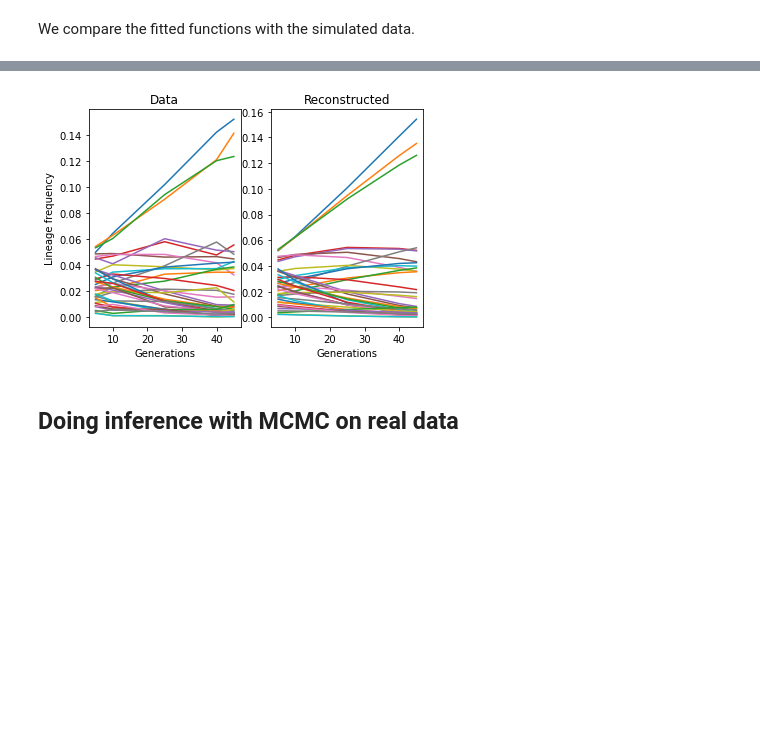
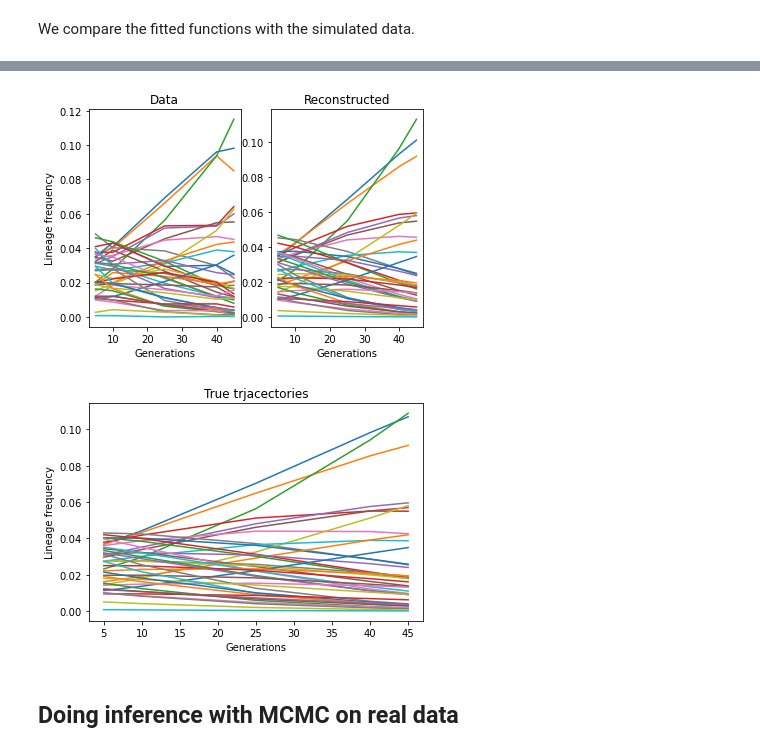
Before and after one commit to phys201/fitness_mcmc, a Jupyter notebook: documentation.ipynb, the cells around one changed output, grey strips where cells are left out. Cells and saved outputs as stored; diff of their text form; code cells hidden in the pictures; blank space fills up the shorter version.

Commit message:
Simulations now save s and f0 metadata

```diff
--- a/documentation.ipynb
+++ b/documentation.ipynb
@@ -103,5 +103,9 @@ fitness_model.plot_MAP_estimate(type = "lin")
 We compare the fitted functions with the simulated data.
 # %%
 #simulated data
-data, time, ordered_frequencies = io.load_data("simulated_data.txt", data_dir = 'simulated_data')
+data, time, ordered_frequencies, s_vals, f0_vals = io.load_data("simulated_data_1.txt",
+                                                                 data_dir = "simulated_data",
+                                                                 load_metadata = True)
 simulated_model = m.Fitness_Model(ordered_frequencies,time)
+true_trajectories = m.create_trajectories(f0_vals, s_vals, [5,10,25,40,45])
+simulated_model.find_MAP()
@@ -108,4 +114,9 @@ simulated_model = m.Fitness_Model(ordered_frequencies,time)
 # %%
-simulated_model.find_MAP()
 simulated_model.plot_MAP_estimate(type = "lin")
+plt.figure()
+plt.plot([5,10,25,40,45], true_trajectories.T)
+plt.title("True trjacectories")
+plt.xlabel("Generations")
+plt.ylabel("Lineage frequency")
+plt.show()
 # %% [output]
@@ -113,4 +123,5 @@ simulated_model.plot_MAP_estimate(type = "lin")
-[figure, old version]
+[figure, new version]
+[figure, added]
 # %% [markdown]
 ## Doing inference with MCMC on real data
 # %% [markdown]
```
Also changed, not shown: parts of 7 cells of this notebook, 7 other files.
